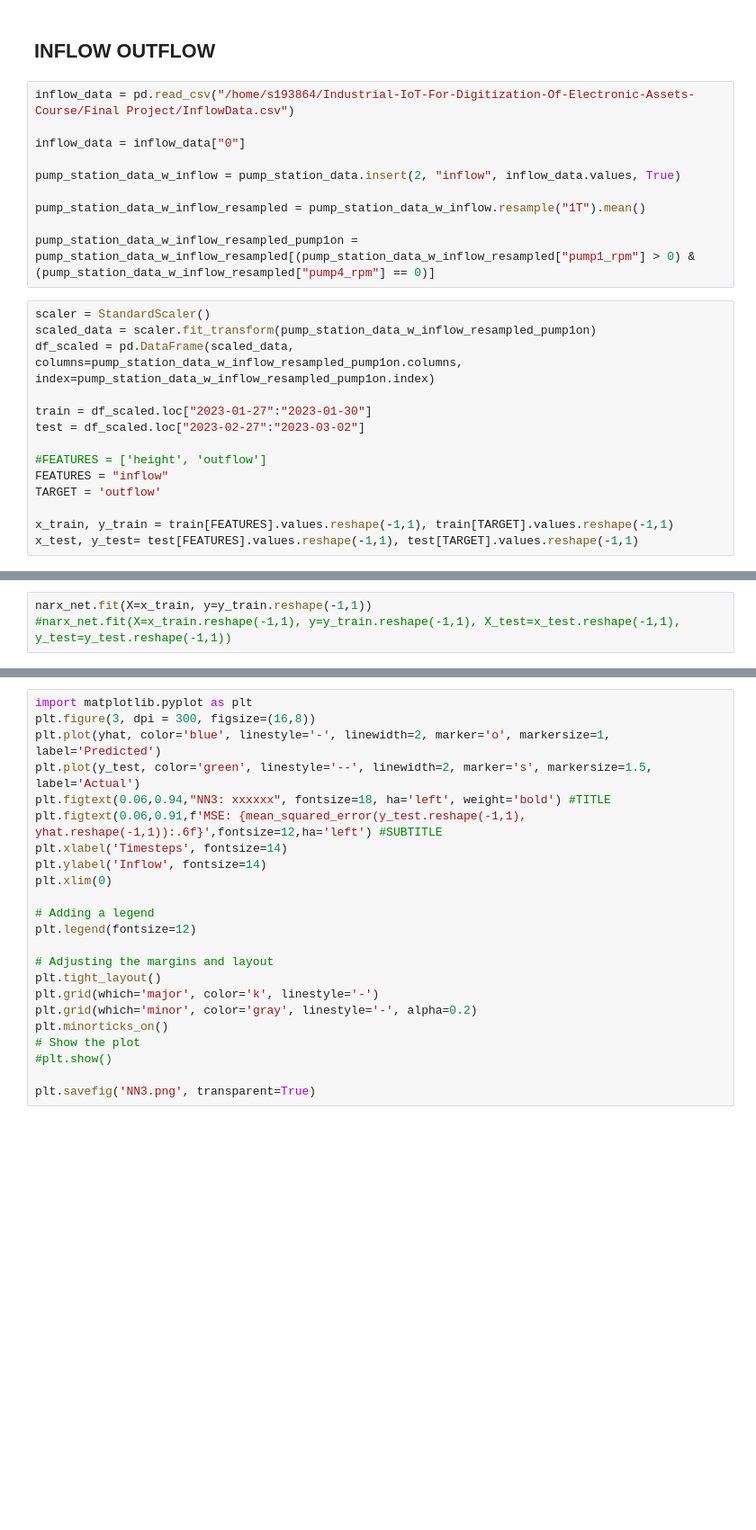
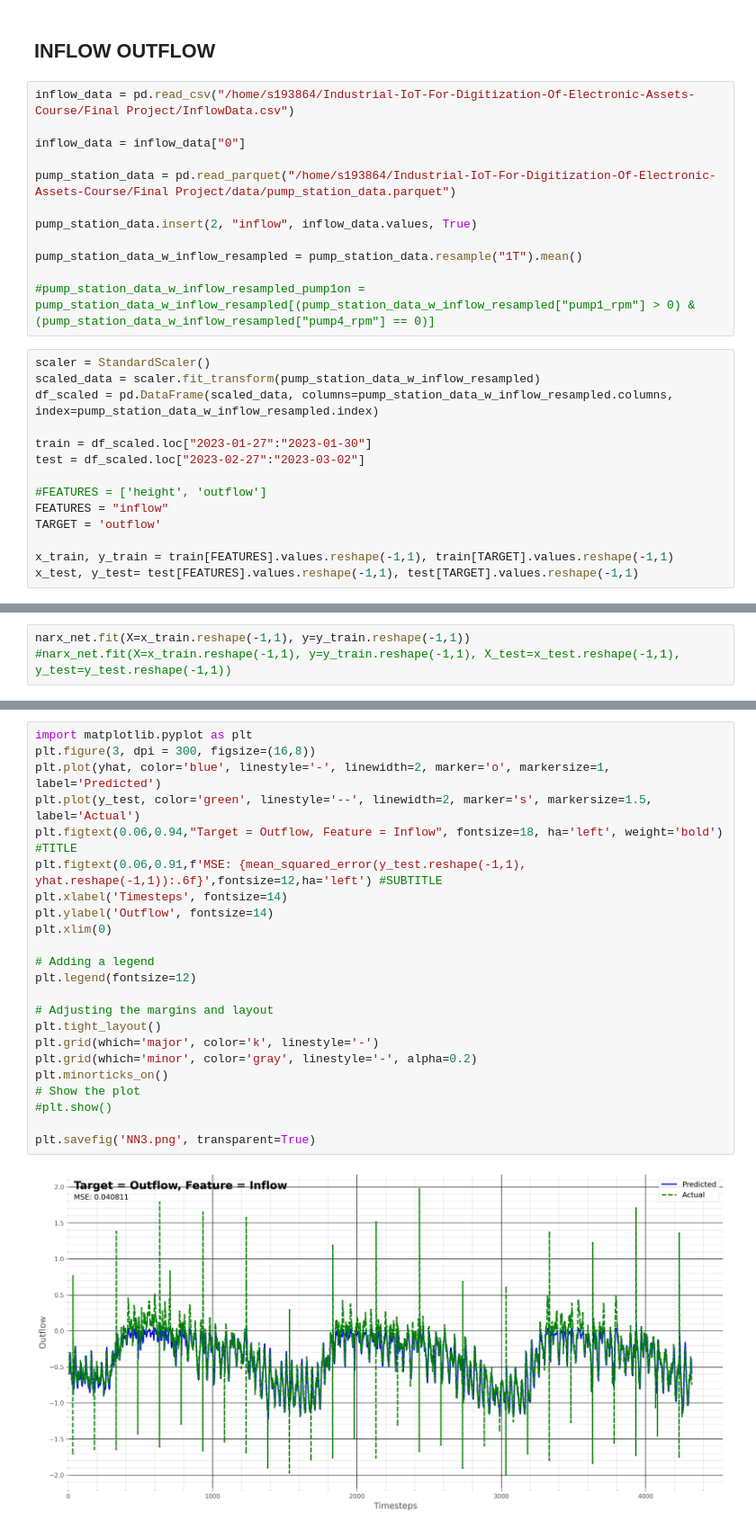
Before and after one commit to Carditis/Industrial-IoT-For-Digitization-Of-Electronic-Assets-Course, a Jupyter notebook: Final Project/ThomasNN.ipynb, the cells around one changed output, grey strips where cells are left out. Shown at 90% size. Saved outputs shown, nothing was run; the diff lists cells and outputs as text; blank space fills up the shorter version.

```diff
--- a/Final Project/ThomasNN.ipynb
+++ b/Final Project/ThomasNN.ipynb
@@ -297,15 +321,17 @@ inflow_data = pd.read_csv("/home/s193864/Industrial-IoT-For-Digitization-Of-Elec
 
 inflow_data = inflow_data["0"]
 
-pump_station_data_w_inflow = pump_station_data.insert(2, "inflow", inflow_data.values, True)
+pump_station_data = pd.read_parquet("/home/s193864/Industrial-IoT-For-Digitization-Of-Electronic-Assets-Course/Final Project/data/pump_station_data.parquet")
 
-pump_station_data_w_inflow_resampled = pump_station_data_w_inflow.resample("1T").mean()
+pump_station_data.insert(2, "inflow", inflow_data.values, True)
 
-pump_station_data_w_inflow_resampled_pump1on = pump_station_data_w_inflow_resampled[(pump_station_data_w_inflow_resampled["pump1_rpm"] > 0) & (pump_station_data_w_inflow_resampled["pump4_rpm"] == 0)]
+pump_station_data_w_inflow_resampled = pump_station_data.resample("1T").mean()
+
+#pump_station_data_w_inflow_resampled_pump1on = pump_station_data_w_inflow_resampled[(pump_station_data_w_inflow_resampled["pump1_rpm"] > 0) & (pump_station_data_w_inflow_resampled["pump4_rpm"] == 0)]
 # %%
 scaler = StandardScaler()
-scaled_data = scaler.fit_transform(pump_station_data_w_inflow_resampled_pump1on)
-df_scaled = pd.DataFrame(scaled_data, columns=pump_station_data_w_inflow_resampled_pump1on.columns, index=pump_station_data_w_inflow_resampled_pump1on.index)
+scaled_data = scaler.fit_transform(pump_station_data_w_inflow_resampled)
+df_scaled = pd.DataFrame(scaled_data, columns=pump_station_data_w_inflow_resampled.columns, index=pump_station_data_w_inflow_resampled.index)
 
 train = df_scaled.loc["2023-01-27":"2023-01-30"]
 test = df_scaled.loc["2023-02-27":"2023-03-02"]
@@ -369,3 +397,3 @@ if device == "cuda": narx_net.net.to(torch.device("cuda"))
 # %%
-narx_net.fit(X=x_train, y=y_train.reshape(-1,1))
+narx_net.fit(X=x_train.reshape(-1,1), y=y_train.reshape(-1,1))
 #narx_net.fit(X=x_train.reshape(-1,1), y=y_train.reshape(-1,1), X_test=x_test.reshape(-1,1), y_test=y_test.reshape(-1,1))
@@ -376,26 +408,28 @@ print("MSE: ", mean_squared_error(y_test, yhat))
 # %%
 import matplotlib.pyplot as plt
 plt.figure(3, dpi = 300, figsize=(16,8))
 plt.plot(yhat, color='blue', linestyle='-', linewidth=2, marker='o', markersize=1, label='Predicted')
 plt.plot(y_test, color='green', linestyle='--', linewidth=2, marker='s', markersize=1.5, label='Actual')
-plt.figtext(0.06,0.94,"NN3: xxxxxx", fontsize=18, ha='left', weight='bold') #TITLE
+plt.figtext(0.06,0.94,"Target = Outflow, Feature = Inflow", fontsize=18, ha='left', weight='bold') #TITLE
 plt.figtext(0.06,0.91,f'MSE: {mean_squared_error(y_test.reshape(-1,1), yhat.reshape(-1,1)):.6f}',fontsize=12,ha='left') #SUBTITLE
 plt.xlabel('Timesteps', fontsize=14)
-plt.ylabel('Inflow', fontsize=14)
+plt.ylabel('Outflow', fontsize=14)
 plt.xlim(0)
 
 # Adding a legend
 plt.legend(fontsize=12)
 
 # Adjusting the margins and layout
 plt.tight_layout()
 plt.grid(which='major', color='k', linestyle='-')
 plt.grid(which='minor', color='gray', linestyle='-', alpha=0.2)
 plt.minorticks_on()
 # Show the plot
 #plt.show()
 
 plt.savefig('NN3.png', transparent=True)
+# %% [output]
+[figure, added]
 # %%
 print("MSE: ", mean_squared_error(y_test.reshape(-1,1), yhat.reshape(-1,1)))
 #plot_results(y=y_test.reshape(-1,1), yhat=yhat.reshape(-1,1), n=1000, style='ggplot')
```
Also changed, not shown: parts of 15 cells of this notebook, 1 other file.
